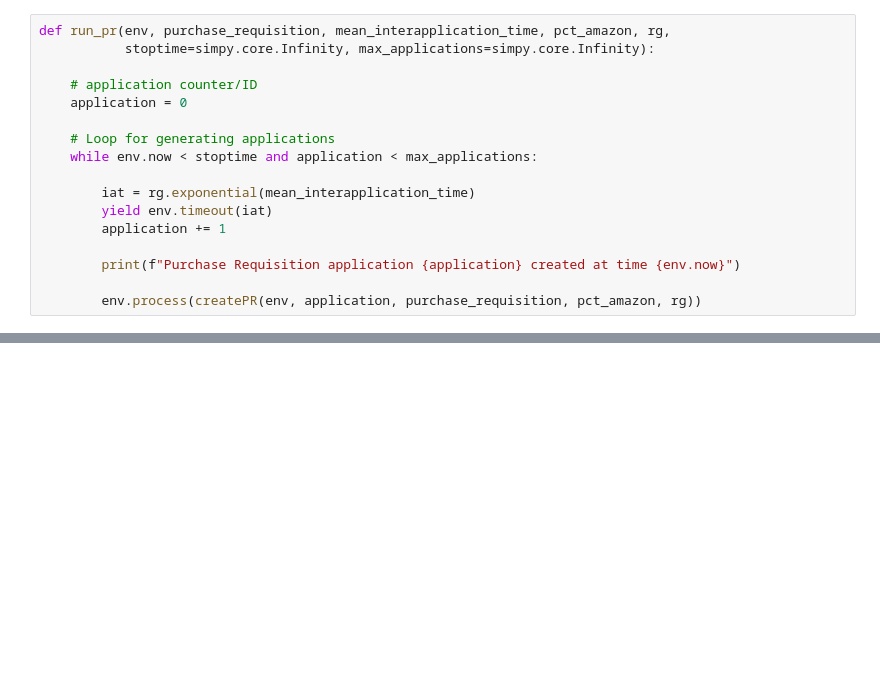
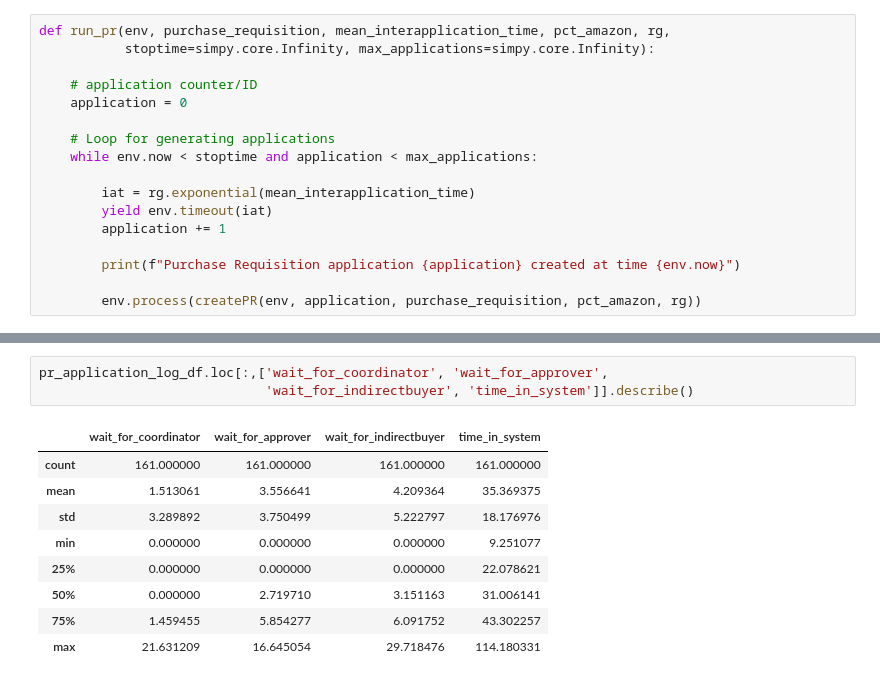
Before and after one commit to OsarodionOdion/DES_model, a Jupyter notebook: PR_simulation.ipynb, the cells around one changed output, grey strips where cells are left out. Drawn from its saved outputs; the diff is of its cells as text; blank space fills up the shorter version.

```diff
--- a/PR_simulation.ipynb
+++ b/PR_simulation.ipynb
@@ -443,0 +462,13 @@ Simulation ended at time 492.6635974922499
+# %%
+pr_application_log_df.loc[:,['wait_for_coordinator', 'wait_for_approver',
+                             'wait_for_indirectbuyer', 'time_in_system']].describe()
+# %% [output]
+|  | wait_for_coordinator | wait_for_approver | wait_for_indirectbuyer | time_in_system |
+| count | 161.000000 | 161.000000 | 161.000000 | 161.000000 |
+| mean | 1.513061 | 3.556641 | 4.209364 | 35.369375 |
+| std | 3.289892 | 3.750499 | 5.222797 | 18.176976 |
+| min | 0.000000 | 0.000000 | 0.000000 | 9.251077 |
+| 25% | 0.000000 | 0.000000 | 0.000000 | 22.078621 |
+| 50% | 0.000000 | 2.719710 | 3.151163 | 31.006141 |
+| 75% | 1.459455 | 5.854277 | 6.091752 | 43.302257 |
+| max | 21.631209 | 16.645054 | 29.718476 | 114.180331 |
```
Also changed, not shown: parts of 18 cells of this notebook.
